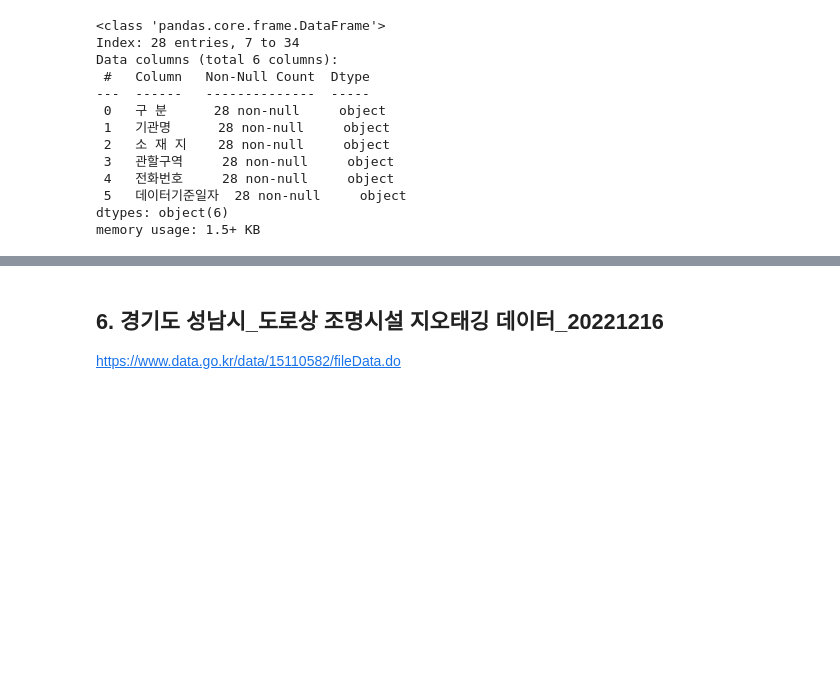
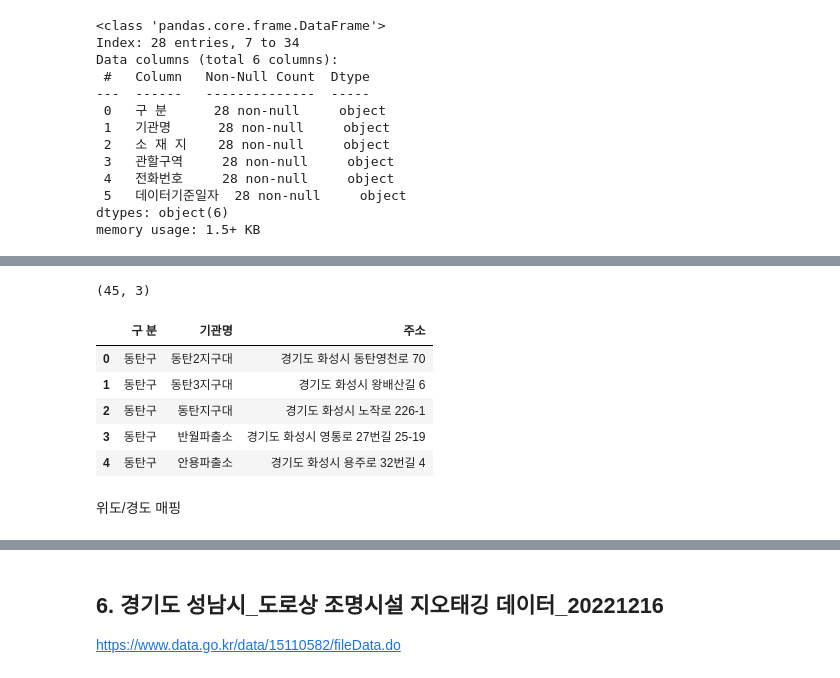
Before and after one commit to jimena1lee/1stProject_MSAI09, a Jupyter notebook: Raw-Data/외부 안전위험요소/eda_data.ipynb, the cells around one changed output, grey strips where cells are left out. Drawn from its saved outputs; the diff is of its cells as text; code cells hidden in the pictures; blank space fills up the shorter version.

```diff
--- a/Raw-Data/외부 안전위험요소/eda_data.ipynb
+++ b/Raw-Data/외부 안전위험요소/eda_data.ipynb
@@ -504,0 +637,36 @@ memory usage: 1.5+ KB
+# %%
+df1 = police_station_df[['구 분', '기관명', '소 재 지']].rename(columns={
+    '소 재 지': '주소'
+})
+
+# df2: 구분 값 변환 (화성동탄 → 동탄구, 화성서부 → 그대로)
+df2 = police_station_df2.copy()
+
+df2['구 분'] = df2['경찰서'].map({
+    '화성동탄': '동탄구',
+    '화성서부': '화성서부'
+})
+
+# df2: 기관명 생성 (관서명 + 구분 합치기 → 예: '남양파출소')
+df2['기관명'] = df2['관서명'] + df2['구분']
+
+# df2: df1에 맞는 컬럼만 유지
+df2 = df2[['구 분', '기관명', '주소']]
+
+# 병합
+df_merged = pd.merge(
+    df1, df2,
+    on=['구 분', '기관명', '주소'],
+    how='outer'
+)
+
+print(df_merged.shape)
+df_merged.head()  # 28+17 =45개
+# %% [output]
+(45, 3)
+|  | 구 분 | 기관명 | 주소 |
+| 0 | 동탄구 | 동탄2지구대 | 경기도 화성시 동탄영천로 70 |
+| 1 | 동탄구 | 동탄3지구대 | 경기도 화성시 왕배산길 6 |
+| 2 | 동탄구 | 동탄지구대 | 경기도 화성시 노작로 226-1 |
+| 3 | 동탄구 | 반월파출소 | 경기도 화성시 영통로 27번길 25-19 |
+| 4 | 동탄구 | 안용파출소 | 경기도 화성시 용주로 32번길 4 |
@@ -504,0 +675,2 @@ memory usage: 1.5+ KB
+# %% [markdown]
+위도/경도 매핑
```
Also changed, not shown: parts of 23 cells of this notebook, 3 other files.
